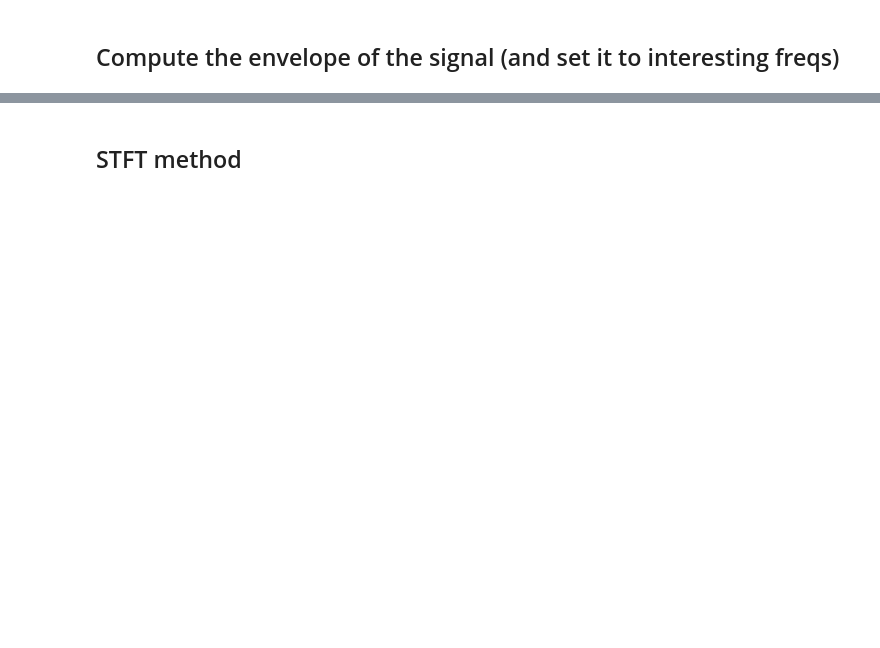
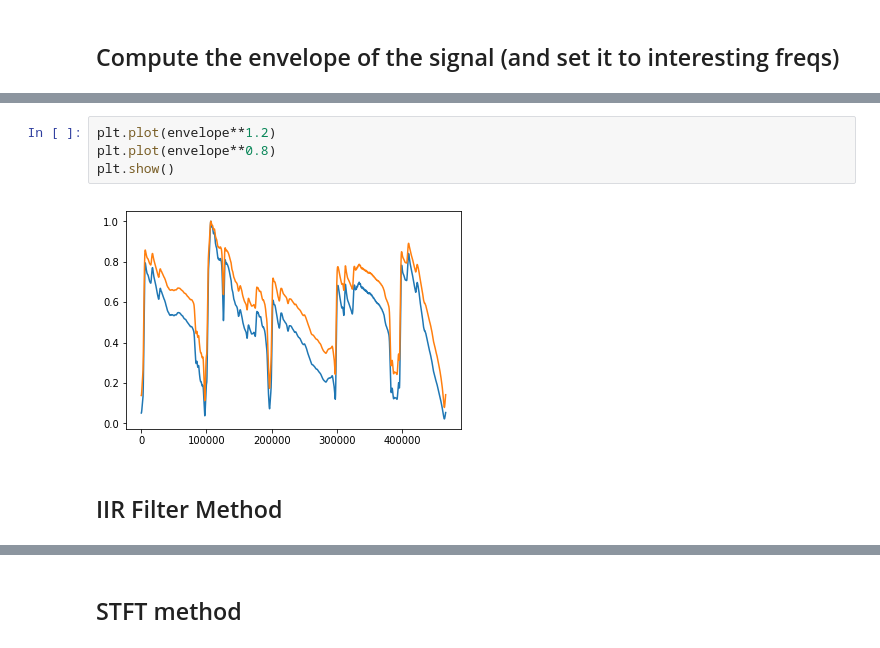
Before and after one commit to lucieperrotta/ASP, a Jupyter notebook: Auto Wah.ipynb, the cells around one changed output, grey strips where cells are left out. Drawn from its saved outputs; the diff is of its cells as text; blank space fills up the shorter version.

```diff
--- a/Auto Wah.ipynb
+++ b/Auto Wah.ipynb
@@ -88,0 +96,8 @@ plt.plot(freq_envelope) # Now the envelope is located in "good sounding" freqs f
+# %%
+plt.plot(envelope**1.2)
+plt.plot(envelope**0.8)
+plt.show()
+# %% [output]
+[figure, added]
+# %% [markdown]
+## IIR Filter Method
```
Also changed, not shown: parts of 14 cells of this notebook, 1 other file.
